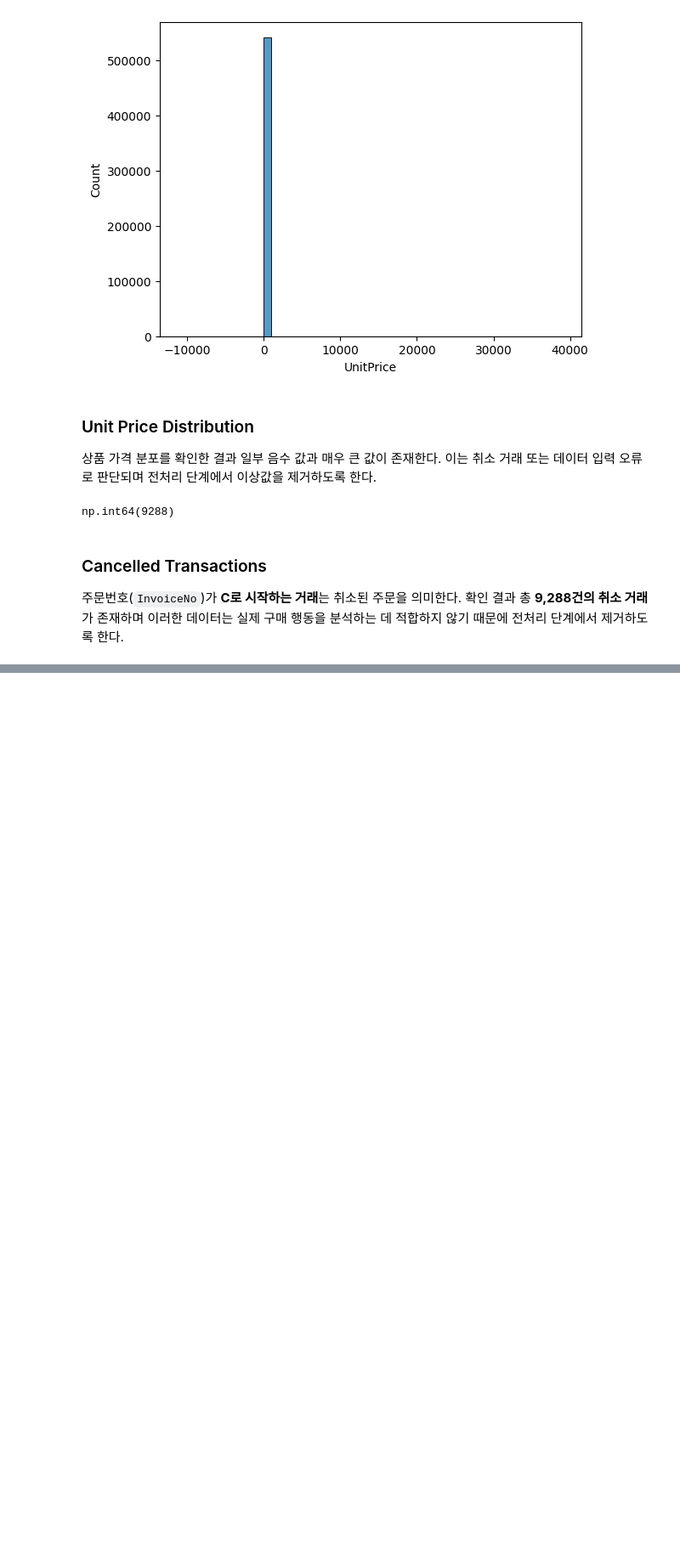
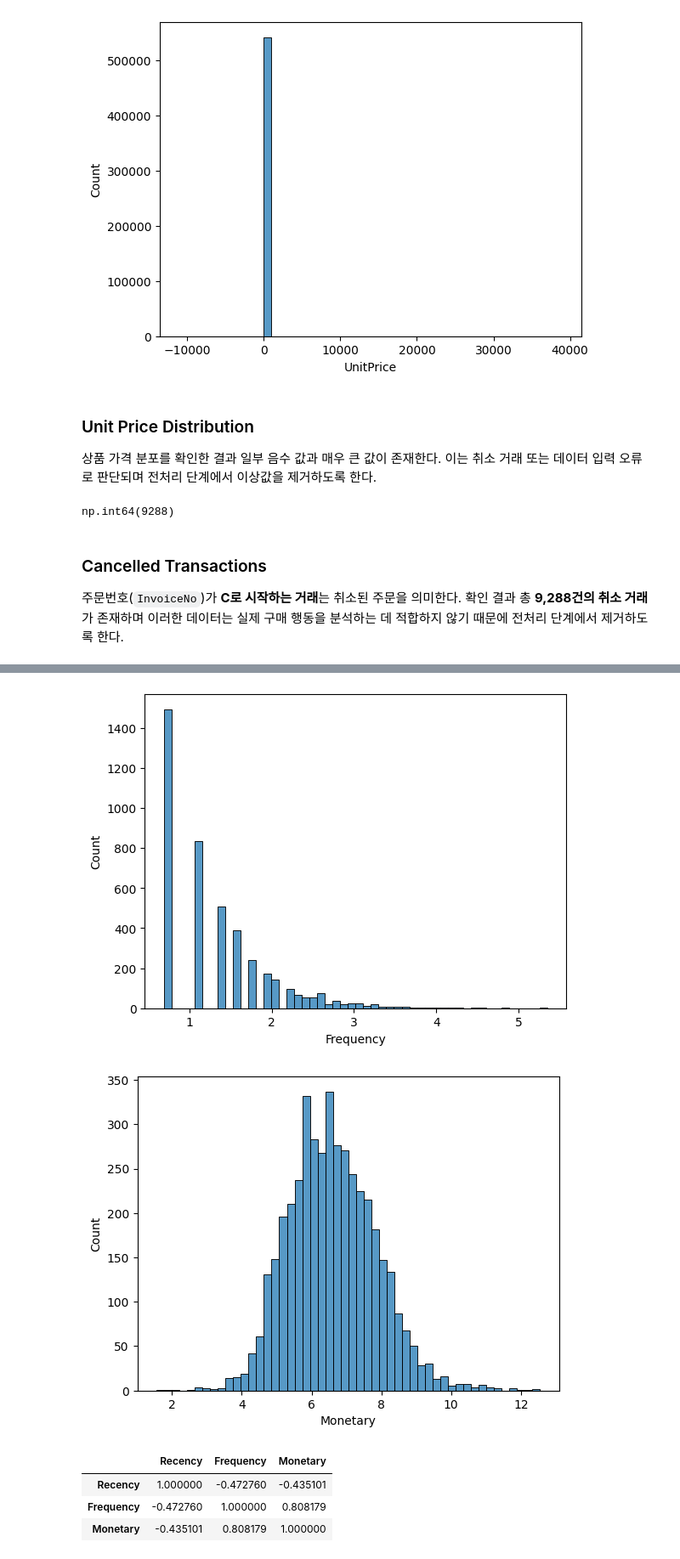
Before and after one commit to eue6ne/ecommerce-customer-segmentation, a Jupyter notebook: notebooks/01_data_preprocessing.ipynb, the cells around one changed output, grey strips where cells are left out. Shown at 85% size. Cells and saved outputs as stored; diff of their text form; code cells hidden in the pictures; blank space fills up the shorter version.

```diff
--- a/notebooks/01_data_preprocessing.ipynb
+++ b/notebooks/01_data_preprocessing.ipynb
@@ -144,0 +271,21 @@ np.int64(9288)
+# %%
+import numpy as np
+
+rfm['Frequency'] = np.log1p(rfm['Frequency'])
+rfm['Monetary'] = np.log1p(rfm['Monetary'])
+# %%
+sns.histplot(rfm['Frequency'], bins = 50)
+plt.show()
+
+sns.histplot(rfm['Monetary'], bins = 50)
+plt.show()
+# %% [output]
+[figure, added]
+[figure, added]
+# %%
+rfm.corr()
+# %% [output]
+|  | Recency | Frequency | Monetary |
+| Recency | 1.000000 | -0.472760 | -0.435101 |
+| Frequency | -0.472760 | 1.000000 | 0.808179 |
+| Monetary | -0.435101 | 0.808179 | 1.000000 |
```
Also changed, not shown: parts of 23 cells of this notebook.
